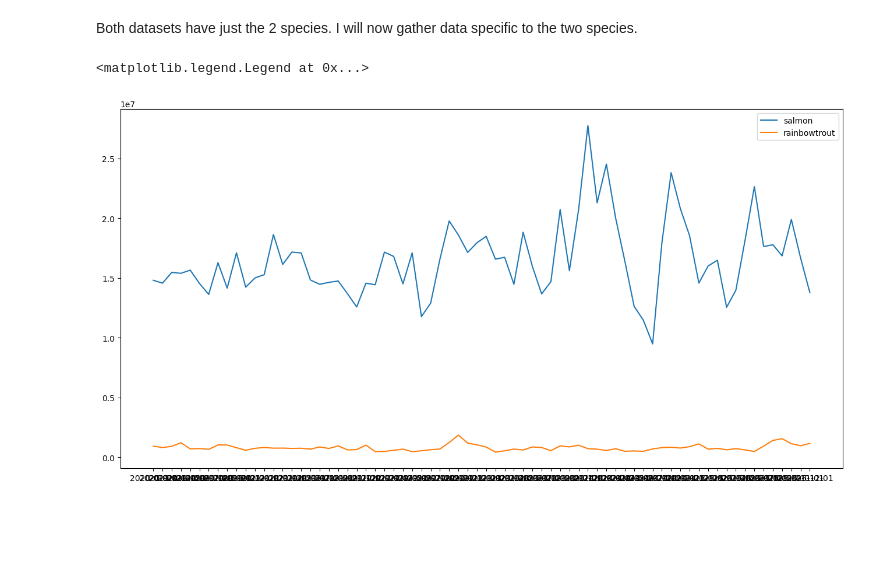
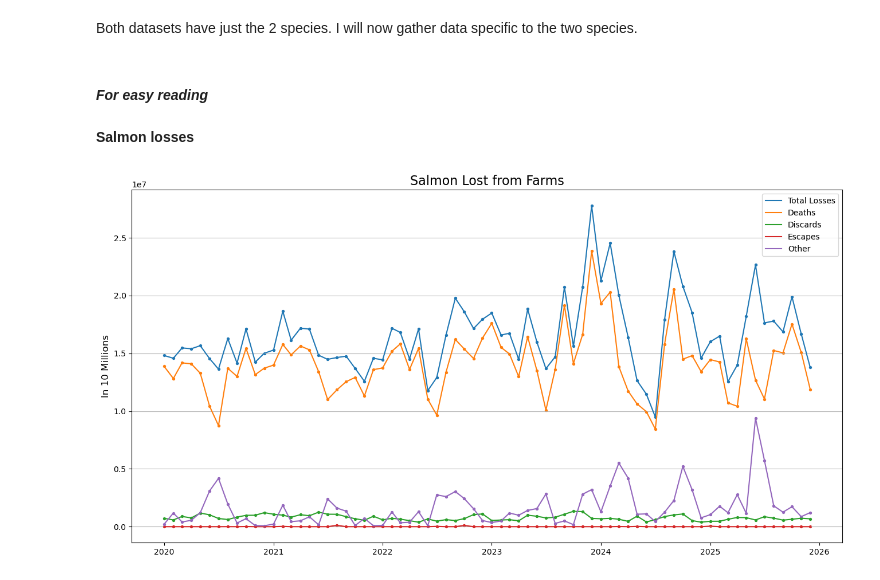
Before and after one commit to leenoah390/tidytuesday_practice, a Jupyter notebook: 20260317/tidy_tuesday-20260317.ipynb, the cells around one changed output. Cells and saved outputs as stored; diff of their text form; code cells hidden in the pictures; blank space fills up the shorter version.

```diff
--- a/20260317/tidy_tuesday-20260317.ipynb
+++ b/20260317/tidy_tuesday-20260317.ipynb
@@ -126,16 +127,38 @@ def total_losses(df):
 # Gather summed losses
 salmon_losses = total_losses(salmon)
 rainbowtrout_losses = total_losses(rainbowtrout)
+# %% [markdown]
+#### *For easy reading*
 # %%
 # Above function can take a while to start...
 # Export to csv for future analysis
 salmon_losses.to_csv('salmon_losses.csv')
 rainbowtrout_losses.to_csv('rainbowtrout_losses.csv')
-# %%
-plt.figure(figsize=(16,8))
-plt.plot(salmon_losses['date'], salmon_losses['losses'], label='salmon')
-plt.plot(rainbowtrout_losses['date'], rainbowtrout_losses['losses'], label='rainbowtrout')
-plt.legend()
-# %% [output]
-<matplotlib.legend.Legend at 0x...>
-[figure, removed]
+# %%
+# Read in the premade data
+salmon_losses = pd.read_csv('salmon_losses.csv', index_col=0)
+rainbowtrout_losses = pd.read_csv('rainbowtrout_losses.csv', index_col=0)
+# Convert date columns to datetime format
+salmon_losses['date'] = pd.to_datetime(salmon_losses['date'])
+rainbowtrout_losses['date'] = pd.to_datetime(rainbowtrout_losses['date'])
+# %% [markdown]
+**Salmon losses**
+# %%
+plt.figure(figsize=(16,8))
+plt.scatter(salmon_losses.date, salmon_losses.losses, s=8)
+plt.plot(salmon_losses.date, salmon_losses.losses, label='Total Losses')
+plt.scatter(salmon_losses.date, salmon_losses.dead, s=8)
+plt.plot(salmon_losses.date, salmon_losses.dead, label='Deaths')
+plt.scatter(salmon_losses.date, salmon_losses.discarded, s=8)
+plt.plot(salmon_losses.date, salmon_losses.discarded, label='Discards')
+plt.scatter(salmon_losses.date, salmon_losses.escaped, s=8)
+plt.plot(salmon_losses.date, salmon_losses.escaped, label='Escapes')
+plt.scatter(salmon_losses.date, salmon_losses.other, s=8)
+plt.plot(salmon_losses.date, salmon_losses.other, label='Other')
+plt.legend()
+plt.title('Salmon Lost from Farms', size=16)
+plt.ylabel('In 10 Millions', size=12)
+plt.grid(axis='y')
+plt.show()
+# %% [output]
+[figure, added]
```
Also changed, not shown: parts of 14 cells of this notebook, 2 other files.
